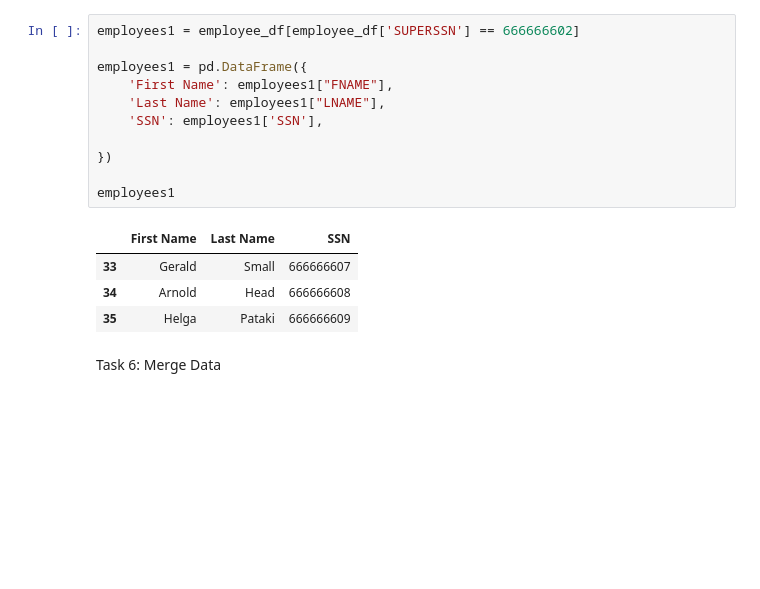
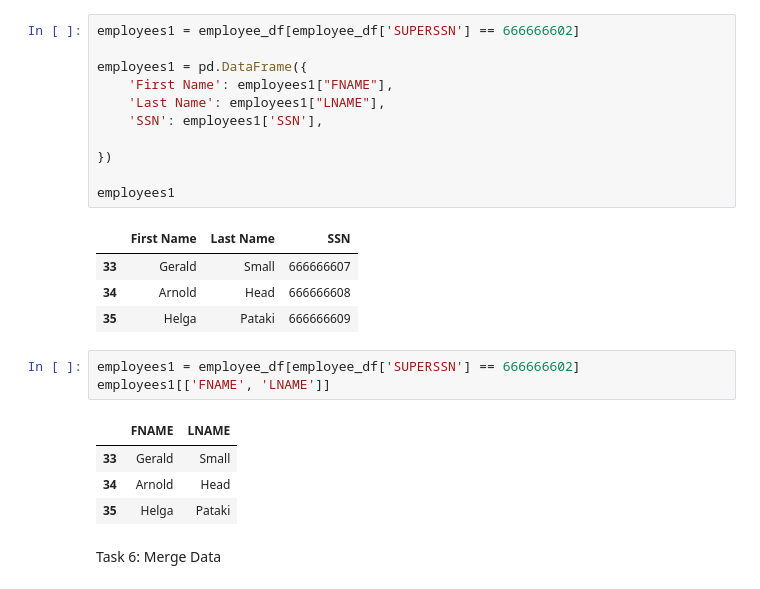
Before and after one commit to junaid9248/COSC-5610_Data-Mining, a Jupyter notebook: Assignment 1/assignment1.ipynb, the cells around one changed output. Cells and saved outputs as stored; diff of their text form; blank space fills up the shorter version.

```diff
--- a/Assignment 1/assignment1.ipynb
+++ b/Assignment 1/assignment1.ipynb
@@ -177,6 +178,14 @@ employees1
 | 33 | Gerald | Small | 666666607 |
 | 34 | Arnold | Head | 666666608 |
 | 35 | Helga | Pataki | 666666609 |
+# %%
+employees1 = employee_df[employee_df['SUPERSSN'] == 666666602]
+employees1[['FNAME', 'LNAME']]
+# %% [output]
+|  | FNAME | LNAME |
+| 33 | Gerald | Small |
+| 34 | Arnold | Head |
+| 35 | Helga | Pataki |
 # %% [markdown]
 Task 6: Merge Data
 # %%
```
Also changed, not shown: parts of 1 cell of this notebook, 2 other files.
